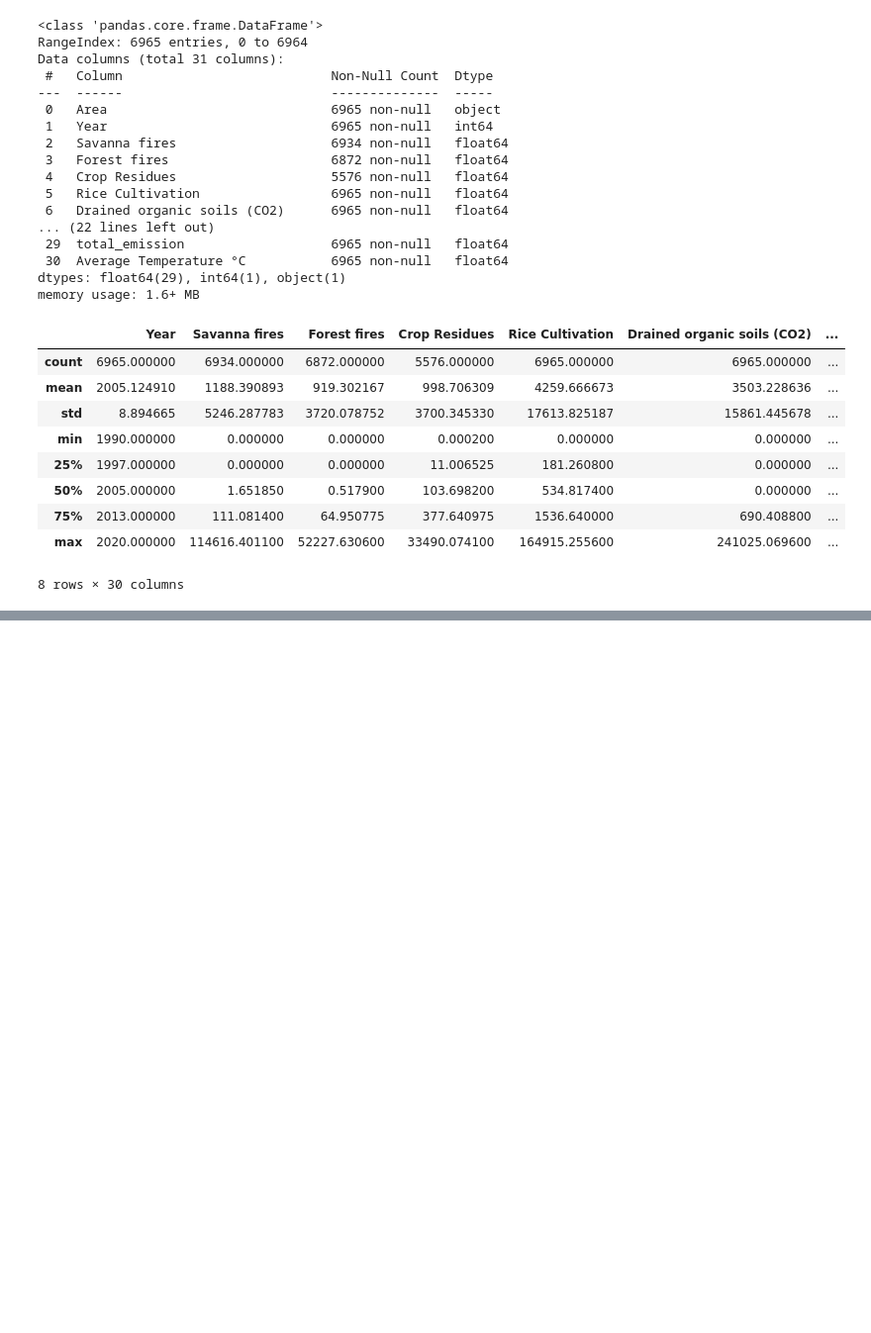
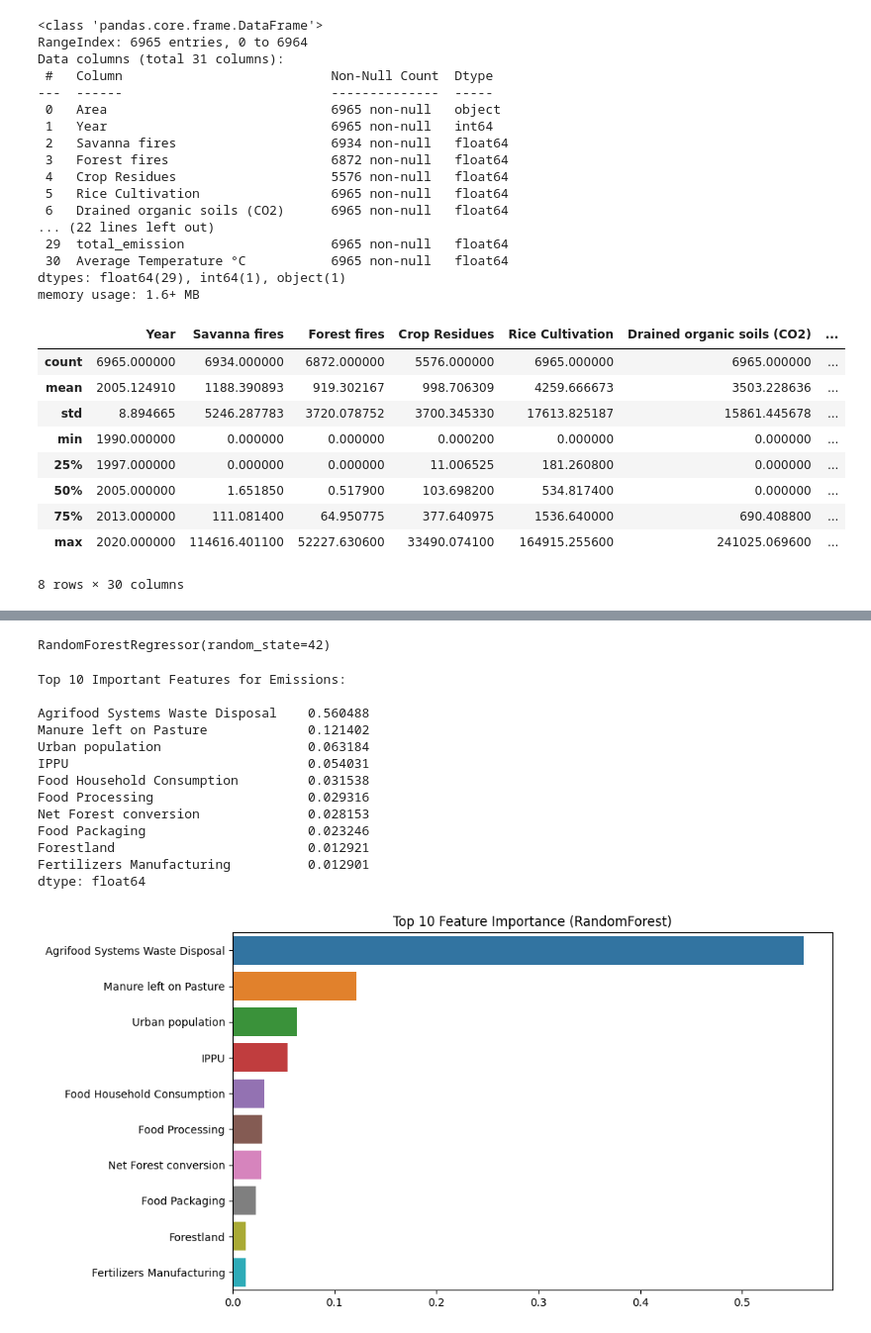
Before and after one commit to ShaileshPoojary/ML-based-Forecasting-and-Analysis-of-Agri-Food-CO-Emissions, a Jupyter notebook: forecasting-and-analysis-of-agri-food-co2-emission.ipynb, the cells around one changed output, grey strips where cells are left out. Shown at 99% size. Saved outputs shown, nothing was run; the diff lists cells and outputs as text; code cells hidden in the pictures; blank space fills up the shorter version.

```diff
--- a/forecasting-and-analysis-of-agri-food-co2-emission.ipynb
+++ b/forecasting-and-analysis-of-agri-food-co2-emission.ipynb
@@ -53,0 +162,36 @@ df.describe()
+# %%
+# Feature Selection using RandomForest
+X = df_scaled.drop(columns=['total_emission'])
+y = df_scaled['total_emission']
+
+model = RandomForestRegressor(random_state=42)
+model.fit(X, y)
+# %% [output]
+RandomForestRegressor(random_state=42)
+# %%
+#Feature importance
+importances = pd.Series(model.feature_importances_, index=X.columns).sort_values(ascending=False)
+
+print("Top 10 Important Features for Emissions:\n")
+print(importances.head(10))
+
+#Feature Importance
+plt.figure(figsize=(10,6))
+sns.barplot(x=importances.head(10), y=importances.head(10).index)
+plt.title("Top 10 Feature Importance (RandomForest)")
+plt.show()
+# %% [output]
+Top 10 Important Features for Emissions:
+
+Agrifood Systems Waste Disposal    0.560488
+Manure left on Pasture             0.121402
+Urban population                   0.063184
+IPPU                               0.054031
+Food Household Consumption         0.031538
+Food Processing                    0.029316
+Net Forest conversion              0.028153
+Food Packaging                     0.023246
+Forestland                         0.012921
+Fertilizers Manufacturing          0.012901
+dtype: float64
+[figure, added]
```
Also changed, not shown: parts of 6 cells of this notebook.
